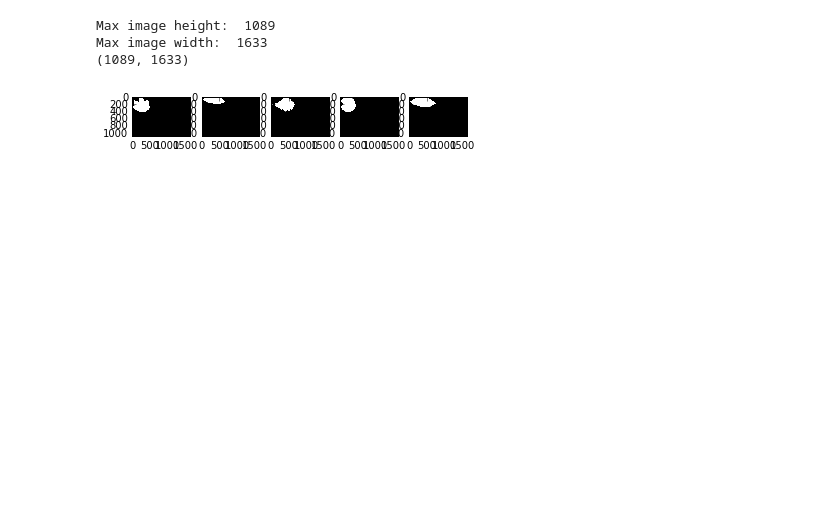
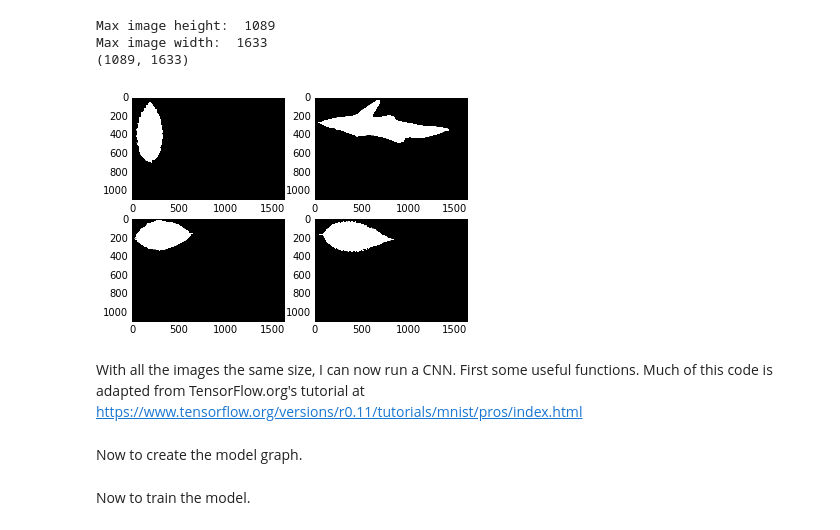
Before and after one commit to mesargent/udacity_machine_learning, a Jupyter notebook: leaf_classifier/leaf_classification_notebook.ipynb, the cells around one changed output. Drawn from its saved outputs; the diff is of its cells as text; code cells hidden in the pictures; blank space fills up the shorter version.

Commit message:
adding tensorflow tutorial

```diff
--- a/leaf_classifier/leaf_classification_notebook.ipynb
+++ b/leaf_classifier/leaf_classification_notebook.ipynb
@@ -76,19 +77,25 @@ Shape of training labels: (633, 99)
 # %% [markdown]
 Now for the image data: I will grab the image for all the ids in the training and test set, coverting them from jpg to binary.
 # %%
-images = []
-for i in train_csv.id:
-    im_gray = cv2.imread('images/' + str(i) + ".jpg", cv2.IMREAD_GRAYSCALE)
-    thres, im_bw = cv2.threshold(im_gray, 128, 255, cv2.THRESH_BINARY | cv2.THRESH_OTSU)
-    im_bw = np.array(im_bw)
-    images.append(im_bw)
+def make_image_set(csv_set):
+    images = []
+    for i in csv_set.id:
+        im_gray = cv2.imread('images/' + str(i) + ".jpg", cv2.IMREAD_GRAYSCALE)
+        thres, im_bw = cv2.threshold(im_gray, 128, 255, cv2.THRESH_BINARY | cv2.THRESH_OTSU)
+        im_bw = np.array(im_bw)
+        images.append(im_bw)
+    return np.array(images)
+
+train_images = make_image_set(train_data)
+valid_images = make_image_set(valid_data)
+test_images = make_image_set(test_data)
 
  # conversion to binary courtesy of  http://stackoverflow.com/a/7637687/399741
 # %%
 #visualize a few examples, visually verify with images in folder
 fig = plt.figure()
 counter = 1
-for ima in images[:4]:
+for ima in train_images[:4]:
     a = fig.add_subplot(2,2, counter)
     plt.imshow(ima, cmap='gray')
     counter +=1
@@ -110,14 +117,17 @@ for i in images:
 print "Max image height: ", max_height
 print "Max image width: ", max_width
 
+# add the padding
 def add_padding(image, width, height):
-    add_top = height - image.shape[0]
+    add_bottom = height - image.shape[0]
     add_right = width - image.shape[1]
-    npad = ((0, add_top), (0, add_right))
+    npad = ((0, add_bottom), (0, add_right))
     return np.pad(image, pad_width=npad, mode='constant', constant_values=0)
 
-images_padded = np.array([add_padding(i, max_width, max_height) for i in images])
-print images_padded[5].shape
+train_images_padded = np.array([add_padding(i, max_width, max_height) for i in train_images])
+valid_images_padded = np.array([add_padding(i, max_width, max_height) for i in valid_images])
+test_images_padded = np.array([add_padding(i, max_width, max_height) for i in test_images])
+print train_images_padded[108].shape
 # %% [output]
 Max image height:  1089
 Max image width:  1633
@@ -125,10 +135,12 @@ Max image width:  1633
 # %%
 #visualize a few examples, visually verify that padding was added
 fig = plt.figure()
 counter = 1
-for ima in images_padded[:5]:
-    a = fig.add_subplot(1,5, counter)
+for ima in train_images_padded[:4]:
+    a = fig.add_subplot(2,2, counter)
     plt.imshow(ima, cmap='gray')
     counter +=1
 # %% [output]
-[figure, old version]
+[figure, new version]
+# %% [markdown]
+With all the images the same size, I can now run a CNN. First some useful functions. Much of this code is adapted from TensorFlow.org's tutorial at https://www.tensorflow.org/versions/r0.11/tutorials/mnist/pros/index.html
@@ -134,0 +162,2 @@ for ima in images_padded[:5]:
+# %% [markdown]
+Now to create the model graph.
@@ -134,0 +207,2 @@ for ima in images_padded[:5]:
+# %% [markdown]
+Now to train the model.
```
Also changed, not shown: parts of 7 cells of this notebook, 1 other file.
